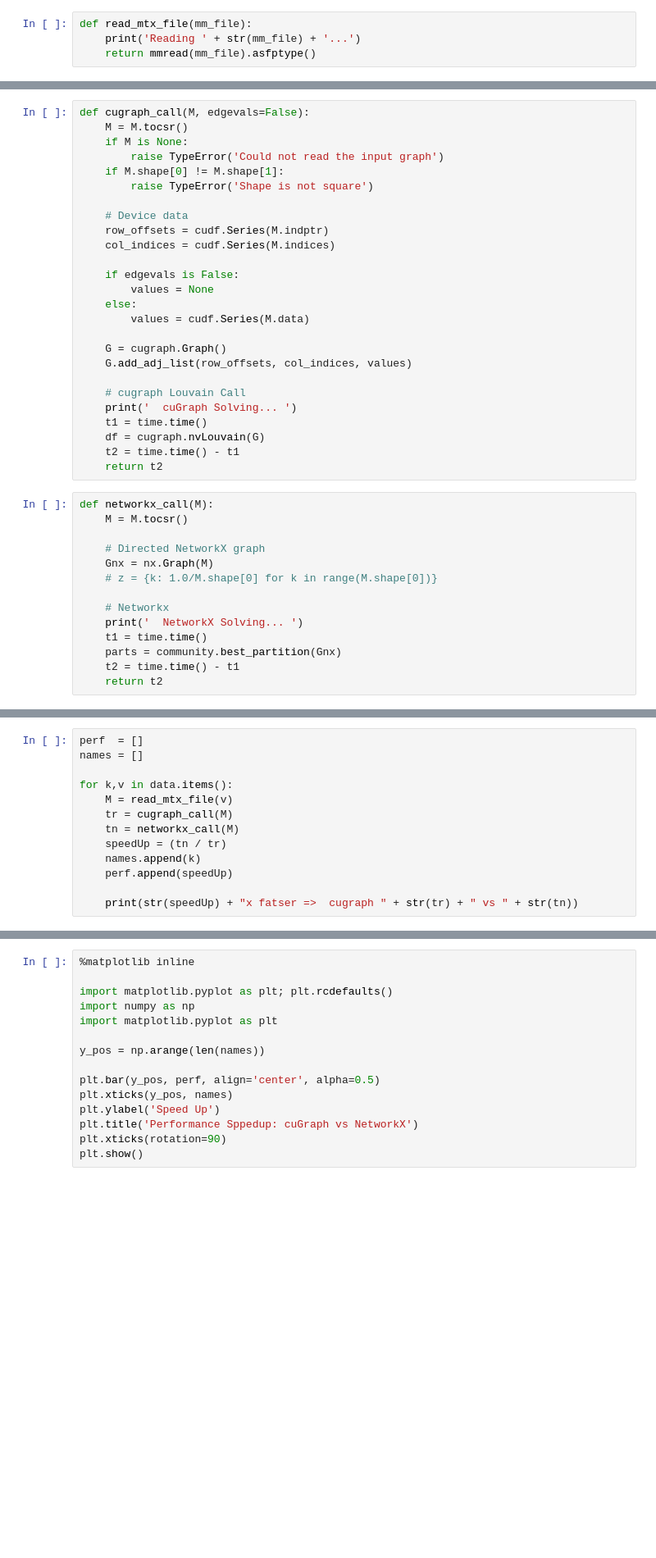
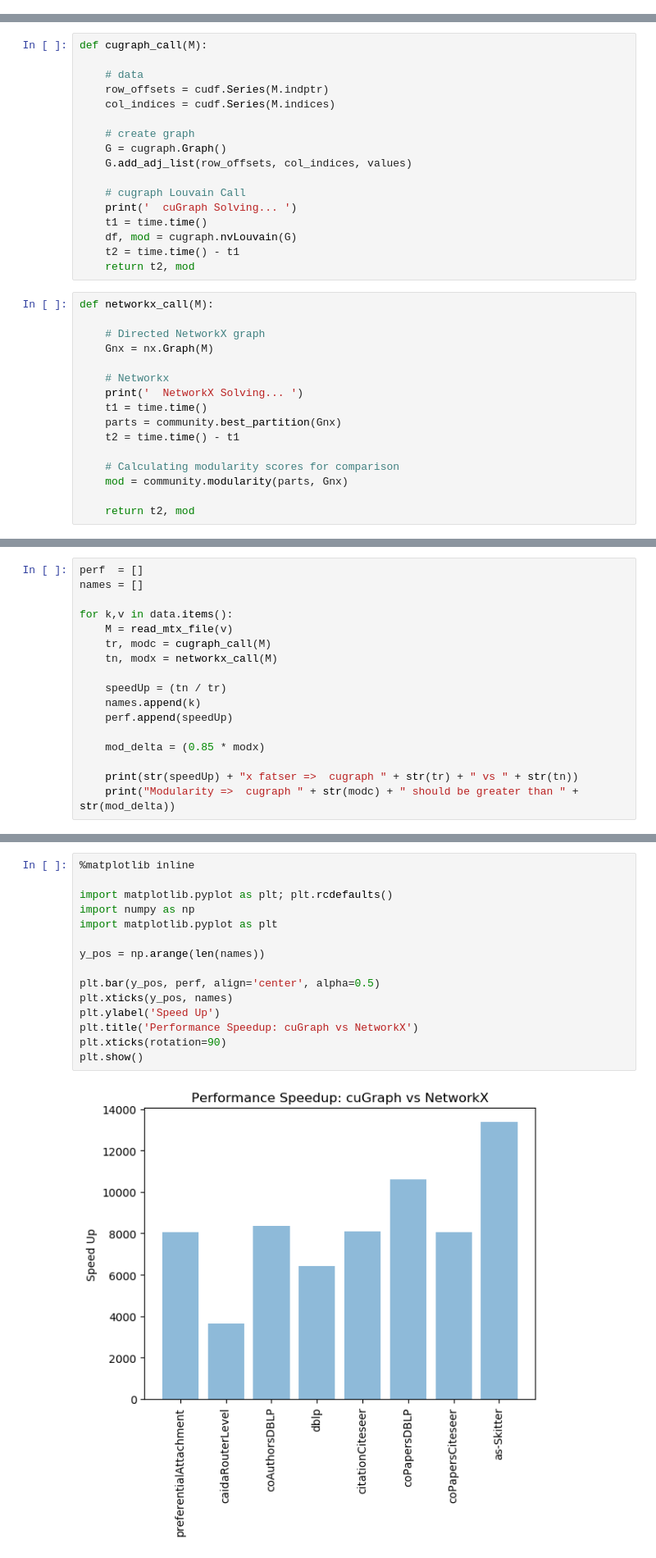
Before and after one commit to rapidsai-community/notebooks-contrib, a Jupyter notebook: cugraph_benchmark/louvain_benchmark.ipynb, the cells around one changed output, grey strips where cells are left out. Shown at 82% size. Cells and saved outputs as stored; diff of their text form; blank space fills up the shorter version.

```diff
--- a/cugraph_benchmark/louvain_benchmark.ipynb
+++ b/cugraph_benchmark/louvain_benchmark.ipynb
@@ -24,7 +52,3 @@ data = {
     'coPapersCiteseer'       : './data/coPapersCiteseer.mtx',
     'as-Skitter'             : './data/as-Skitter.mtx'
 }
-# %%
-def read_mtx_file(mm_file):
-    print('Reading ' + str(mm_file) + '...')
-    return mmread(mm_file).asfptype()
@@ -31,40 +69,33 @@ def read_mtx_file(mm_file):
 # %%
-def cugraph_call(M, edgevals=False):
-    M = M.tocsr()
-    if M is None:
-        raise TypeError('Could not read the input graph')
-    if M.shape[0] != M.shape[1]:
-        raise TypeError('Shape is not square')
+def cugraph_call(M):
 
-    # Device data
+    # data
     row_offsets = cudf.Series(M.indptr)
     col_indices = cudf.Series(M.indices)
 
-    if edgevals is False:
-        values = None
-    else:
-        values = cudf.Series(M.data)
-
+    # create graph
     G = cugraph.Graph()
     G.add_adj_list(row_offsets, col_indices, values)
 
     # cugraph Louvain Call
     print('  cuGraph Solving... ')
     t1 = time.time()
-    df = cugraph.nvLouvain(G)
+    df, mod = cugraph.nvLouvain(G)
     t2 = time.time() - t1
-    return t2
+    return t2, mod
 # %%
 def networkx_call(M):
-    M = M.tocsr()
 
     # Directed NetworkX graph
     Gnx = nx.Graph(M)
-    # z = {k: 1.0/M.shape[0] for k in range(M.shape[0])}
 
     # Networkx
     print('  NetworkX Solving... ')
     t1 = time.time()
     parts = community.best_partition(Gnx)
     t2 = time.time() - t1
-    return t2
+
+    # Calculating modularity scores for comparison
+    mod = community.modularity(parts, Gnx)
+
+    return t2, mod
@@ -74,10 +107,14 @@ names = []
 
 for k,v in data.items():
     M = read_mtx_file(v)
-    tr = cugraph_call(M)
-    tn = networkx_call(M)
+    tr, modc = cugraph_call(M)
+    tn, modx = networkx_call(M)
+
     speedUp = (tn / tr)
     names.append(k)
     perf.append(speedUp)
 
+    mod_delta = (0.85 * modx)
+
     print(str(speedUp) + "x fatser =>  cugraph " + str(tr) + " vs " + str(tn))
+    print("Modularity =>  cugraph " + str(modc) + " should be greater than " + str(mod_delta))
@@ -84,15 +141,17 @@ for k,v in data.items():
 # %%
 %matplotlib inline
 
 import matplotlib.pyplot as plt; plt.rcdefaults()
 import numpy as np
 import matplotlib.pyplot as plt
 
 y_pos = np.arange(len(names))
 
 plt.bar(y_pos, perf, align='center', alpha=0.5)
 plt.xticks(y_pos, names)
 plt.ylabel('Speed Up')
-plt.title('Performance Sppedup: cuGraph vs NetworkX')
+plt.title('Performance Speedup: cuGraph vs NetworkX')
 plt.xticks(rotation=90)
 plt.show()
+# %% [output]
+[figure, added]
```
Also changed, not shown: parts of 8 cells of this notebook, 1 other file.
